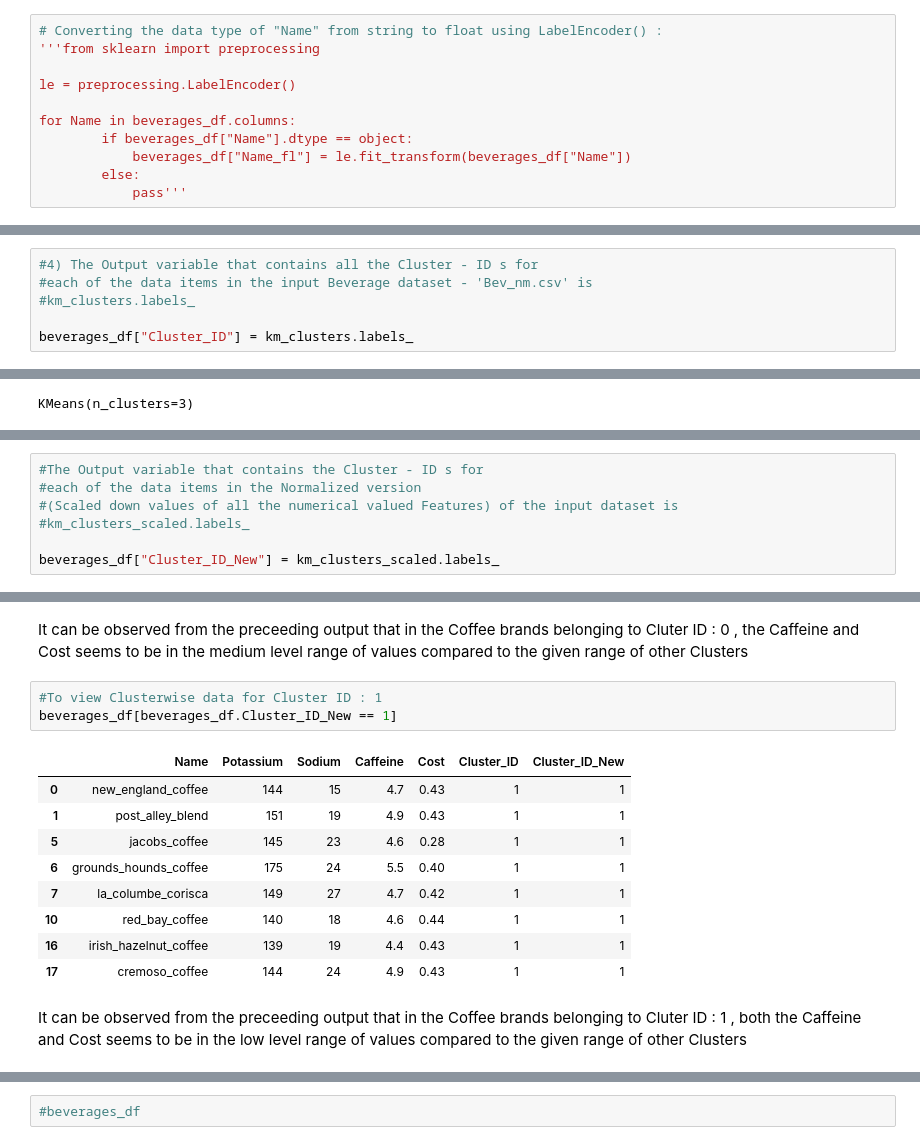
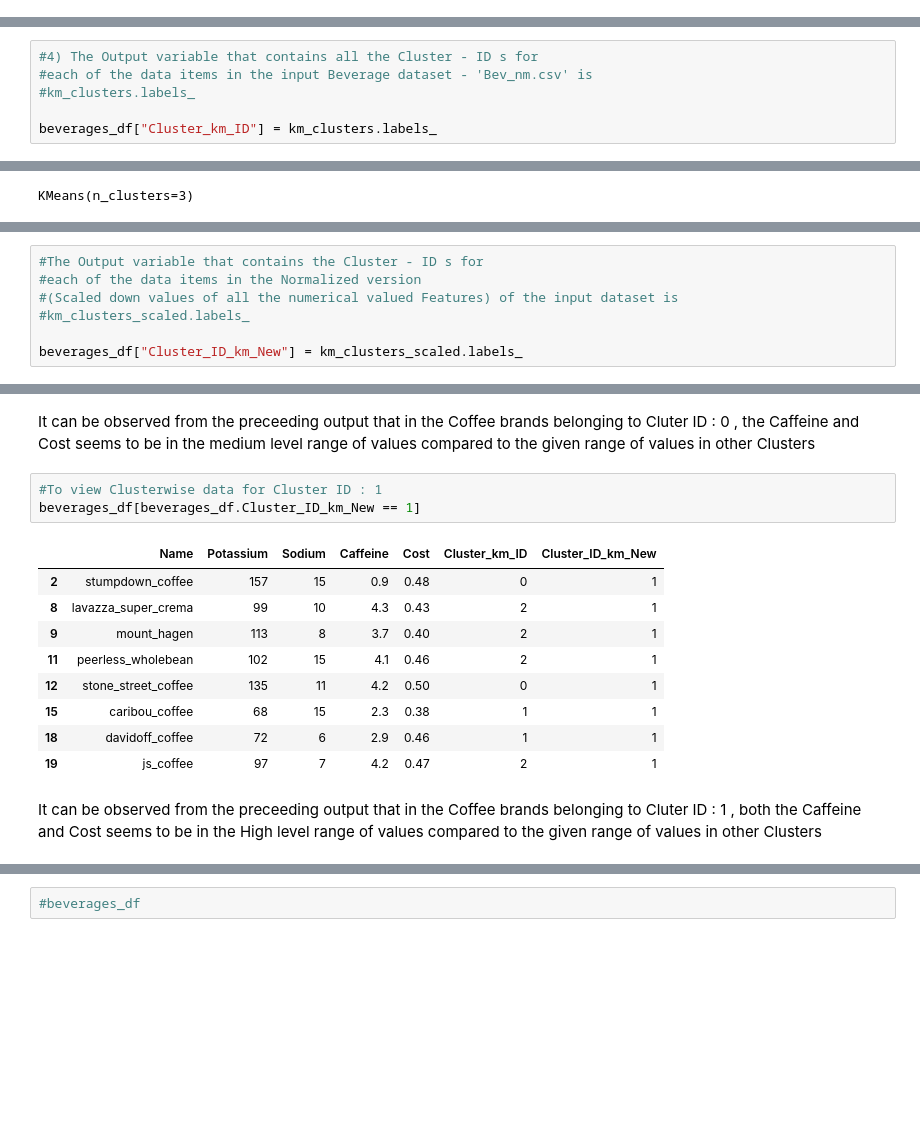
Before and after one commit to Niharika-20-MAI-01/Winter-2021-MLTechniques-LabCSE6024-Niharika-20MAI01, a Jupyter notebook: MLT-lab-CSE6024_20MAI0001_K Means Clustering and Agglomerative Clustering Implementataion_Lab-Assessment-2.ipynb, the cells around one changed output, grey strips where cells are left out. Cells and saved outputs as stored; diff of their text form; blank space fills up the shorter version.

```diff
--- a/MLT-lab-CSE6024_20MAI0001_K Means Clustering and Agglomerative Clustering Implementataion_Lab-Assessment-2.ipynb
+++ b/MLT-lab-CSE6024_20MAI0001_K Means Clustering and Agglomerative Clustering Implementataion_Lab-Assessment-2.ipynb
@@ -173,14 +177,3 @@ beverages_df["Caffeine"].value_counts()
 5.2    1
 5.5    1
 Name: Caffeine, dtype: int64
-# %%
-# Converting the data type of "Name" from string to float using LabelEncoder() :
-'''from sklearn import preprocessing
-
-le = preprocessing.LabelEncoder()
-
-for Name in beverages_df.columns:
-        if beverages_df["Name"].dtype == object:
-            beverages_df["Name_fl"] = le.fit_transform(beverages_df["Name"])
-        else:
-            pass'''
@@ -223,7 +216,7 @@ KMeans(n_clusters=3)
 #each of the data items in the input Beverage dataset - 'Bev_nm.csv' is
 #km_clusters.labels_
 
-beverages_df["Cluster_ID"] = km_clusters.labels_
+beverages_df["Cluster_km_ID"] = km_clusters.labels_
 # %% [markdown]
 To view the data items of the input Beverage dataset - Bev_nm.csv , with their corresponding Labels / Cluster ID s  :
 # %%
@@ -290,10 +280,3 @@ i.e, the Scaled down values of all the numerical valued Features of the input da
-# %%
-#The Output variable that contains the Cluster - ID s for
-#each of the data items in the Normalized version
-#(Scaled down values of all the numerical valued Features) of the input dataset is
-#km_clusters_scaled.labels_
-
-beverages_df["Cluster_ID_New"] = km_clusters_scaled.labels_
 # %%
 scaled_beverages_df1
 # %% [output]
@@ -319,0 +306,7 @@ array([[ 0.38791334,  0.00779468,  0.43380786, -0.45682969],
+# %%
+#The Output variable that contains the Cluster - ID s for
+#each of the data items in the Normalized version
+#(Scaled down values of all the numerical valued Features) of the input dataset is
+#km_clusters_scaled.labels_
+
+beverages_df["Cluster_ID_km_New"] = km_clusters_scaled.labels_
@@ -350,21 +359,21 @@ beverages_df[beverages_df.Cluster_ID_New == 0]
 # %% [markdown]
 It can be observed from the preceeding output that in the Coffee brands belonging to
-Cluter ID : 0 , the Caffeine and Cost seems to be in the medium level range of values compared to the given range of other Clusters
+Cluter ID : 0 , the Caffeine and Cost seems to be in the medium level range of values compared to the given range of values in other Clusters
 # %%
 #To view Clusterwise data for Cluster ID : 1
-beverages_df[beverages_df.Cluster_ID_New == 1]
+beverages_df[beverages_df.Cluster_ID_km_New == 1]
 # %% [output]
-|  | Name | Potassium | Sodium | Caffeine | Cost | Cluster_ID | Cluster_ID_New |
-| 0 | new_england_coffee | 144 | 15 | 4.7 | 0.43 | 1 | 1 |
-| 1 | post_alley_blend | 151 | 19 | 4.9 | 0.43 | 1 | 1 |
-| 5 | jacobs_coffee | 145 | 23 | 4.6 | 0.28 | 1 | 1 |
-| 6 | grounds_hounds_coffee | 175 | 24 | 5.5 | 0.40 | 1 | 1 |
-| 7 | la_columbe_corisca | 149 | 27 | 4.7 | 0.42 | 1 | 1 |
-| 10 | red_bay_coffee | 140 | 18 | 4.6 | 0.44 | 1 | 1 |
-| 16 | irish_hazelnut_coffee | 139 | 19 | 4.4 | 0.43 | 1 | 1 |
-| 17 | cremoso_coffee | 144 | 24 | 4.9 | 0.43 | 1 | 1 |
+|  | Name | Potassium | Sodium | Caffeine | Cost | Cluster_km_ID | Cluster_ID_km_New |
+| 2 | stumpdown_coffee | 157 | 15 | 0.9 | 0.48 | 0 | 1 |
+| 8 | lavazza_super_crema | 99 | 10 | 4.3 | 0.43 | 2 | 1 |
+| 9 | mount_hagen | 113 | 8 | 3.7 | 0.40 | 2 | 1 |
+| 11 | peerless_wholebean | 102 | 15 | 4.1 | 0.46 | 2 | 1 |
+| 12 | stone_street_coffee | 135 | 11 | 4.2 | 0.50 | 0 | 1 |
+| 15 | caribou_coffee | 68 | 15 | 2.3 | 0.38 | 1 | 1 |
+| 18 | davidoff_coffee | 72 | 6 | 2.9 | 0.46 | 1 | 1 |
+| 19 | js_coffee | 97 | 7 | 4.2 | 0.47 | 2 | 1 |
 # %% [markdown]
 It can be observed from the preceeding output that in the Coffee brands belonging to
-Cluter ID : 1 , both the Caffeine and Cost seems to be in the low level range of values compared to the given range of other Clusters
+Cluter ID : 1 , both the Caffeine and Cost seems to be in the High level range of values compared to the given range of values in other Clusters
 # %%
 #To view Clusterwise data for Cluster ID : 2
```
Also changed, not shown: parts of 53 cells of this notebook.
